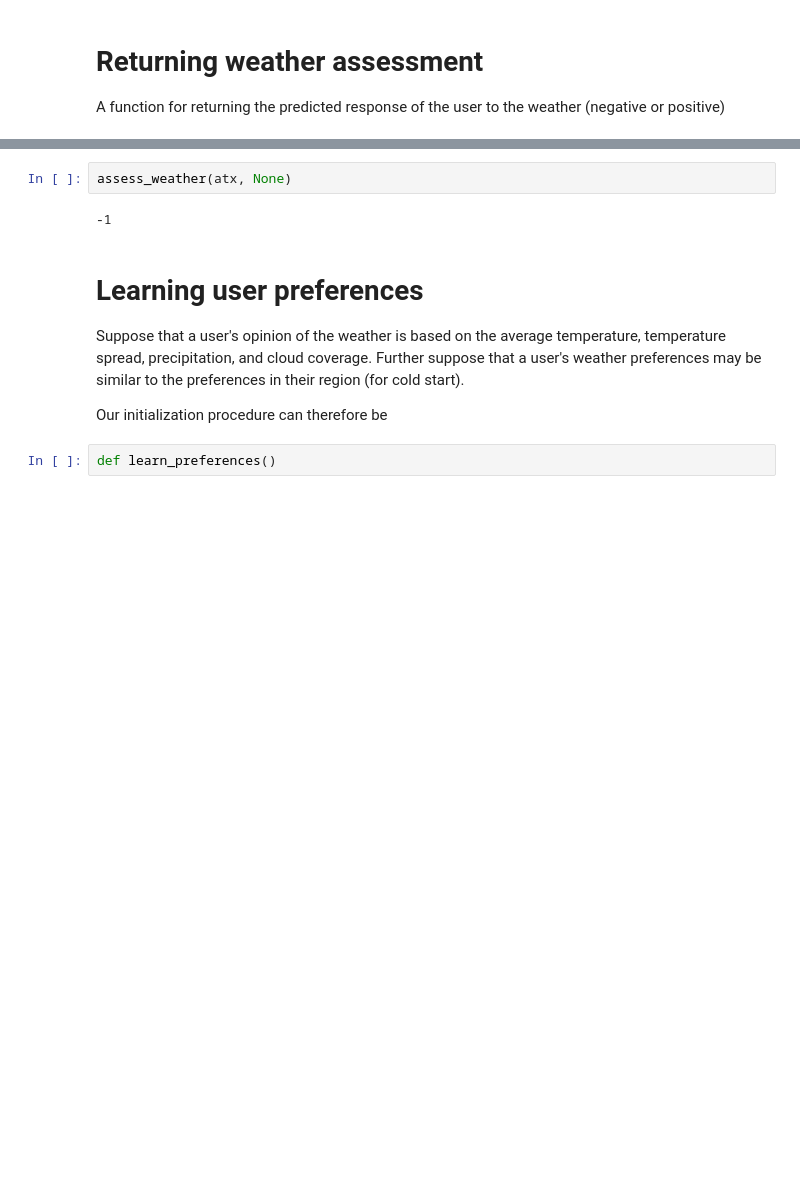
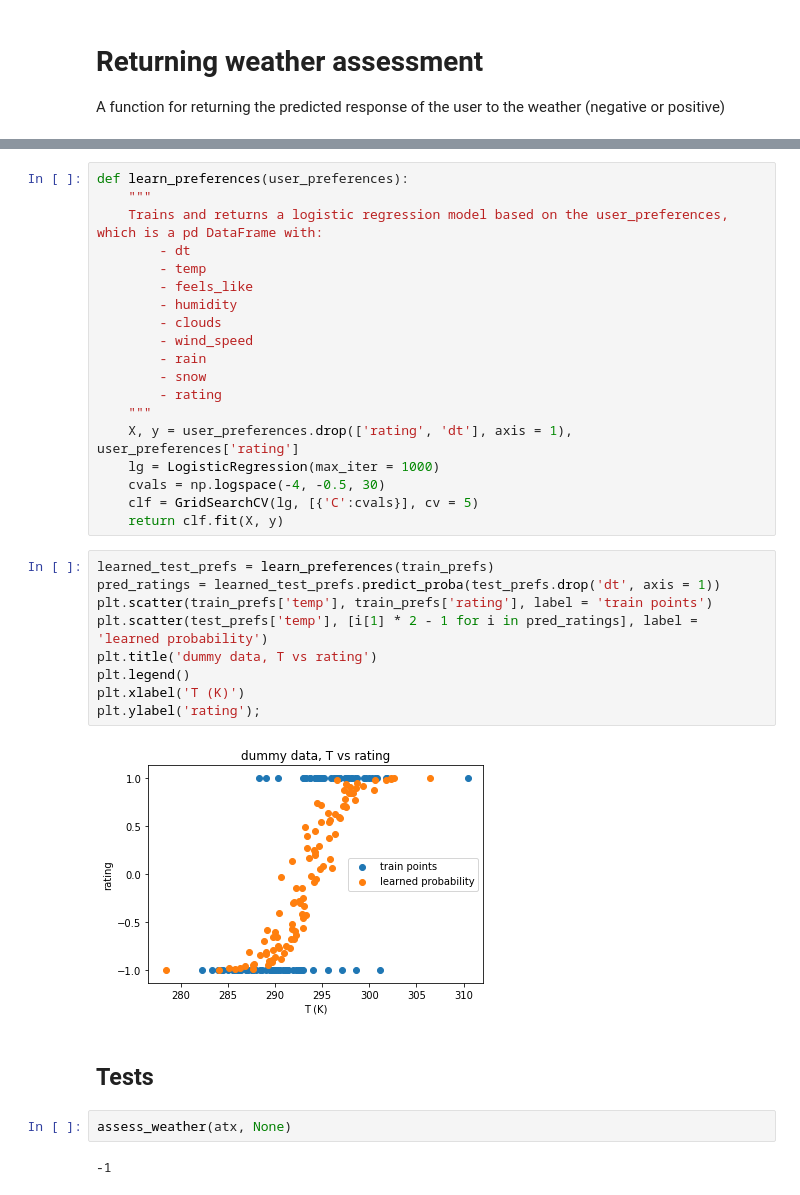
Before and after one commit to umaunni3/fairweatherfriend, a Jupyter notebook: main.ipynb, the cells around one changed output, grey strips where cells are left out. Drawn from its saved outputs; the diff is of its cells as text; blank space fills up the shorter version.

```diff
--- a/main.ipynb
+++ b/main.ipynb
@@ -102,13 +181,36 @@ def assess_weather(weather_dict, user_preferences = None):
+# %%
+def learn_preferences(user_preferences):
+    """
+    Trains and returns a logistic regression model based on the user_preferences, which is a pd DataFrame with:
+        - dt
+        - temp
+        - feels_like
+        - humidity
+        - clouds
+        - wind_speed
+        - rain
+        - snow
+        - rating
+    """
+    X, y = user_preferences.drop(['rating', 'dt'], axis = 1), user_preferences['rating']
+    lg = LogisticRegression(max_iter = 1000)
+    cvals = np.logspace(-4, -0.5, 30)
+    clf = GridSearchCV(lg, [{'C':cvals}], cv = 5)
+    return clf.fit(X, y)
+# %%
+learned_test_prefs = learn_preferences(train_prefs)
+pred_ratings = learned_test_prefs.predict_proba(test_prefs.drop('dt', axis = 1))
+plt.scatter(train_prefs['temp'], train_prefs['rating'], label = 'train points')
+plt.scatter(test_prefs['temp'], [i[1] * 2 - 1 for i in pred_ratings], label = 'learned probability')
+plt.title('dummy data, T vs rating')
+plt.legend()
+plt.xlabel('T (K)')
+plt.ylabel('rating');
+# %% [output]
+[figure, added]
+# %% [markdown]
+## Tests
 # %%
 assess_weather(atx, None)
 # %% [output]
 -1
-# %% [markdown]
-# Learning user preferences
-
-Suppose that a user's opinion of the weather is based on the average temperature, temperature spread, precipitation, and cloud coverage.
-Further suppose that a user's weather preferences may be similar to the preferences in their region (for cold start).
-
-Our initialization procedure can therefore be
-# %%
-def learn_preferences()
```
Also changed, not shown: parts of 22 cells of this notebook.
